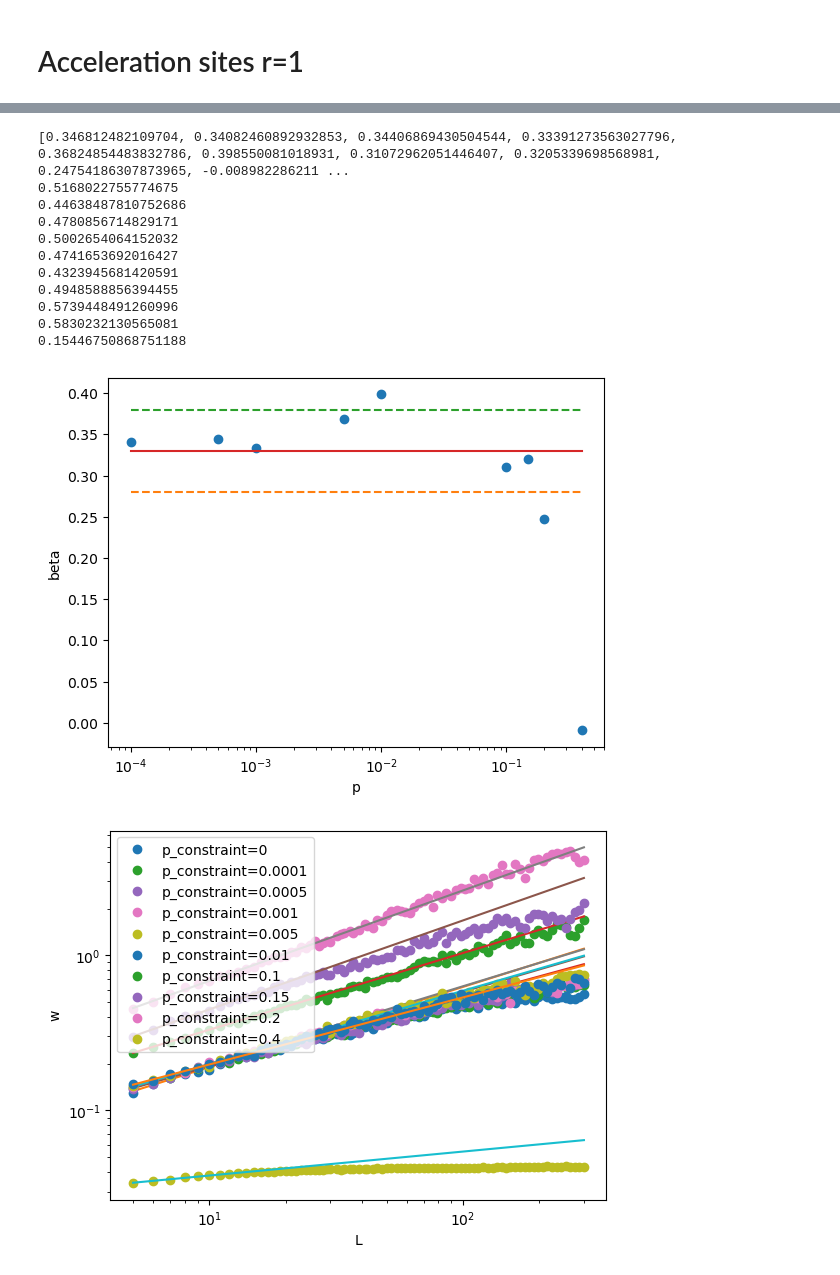
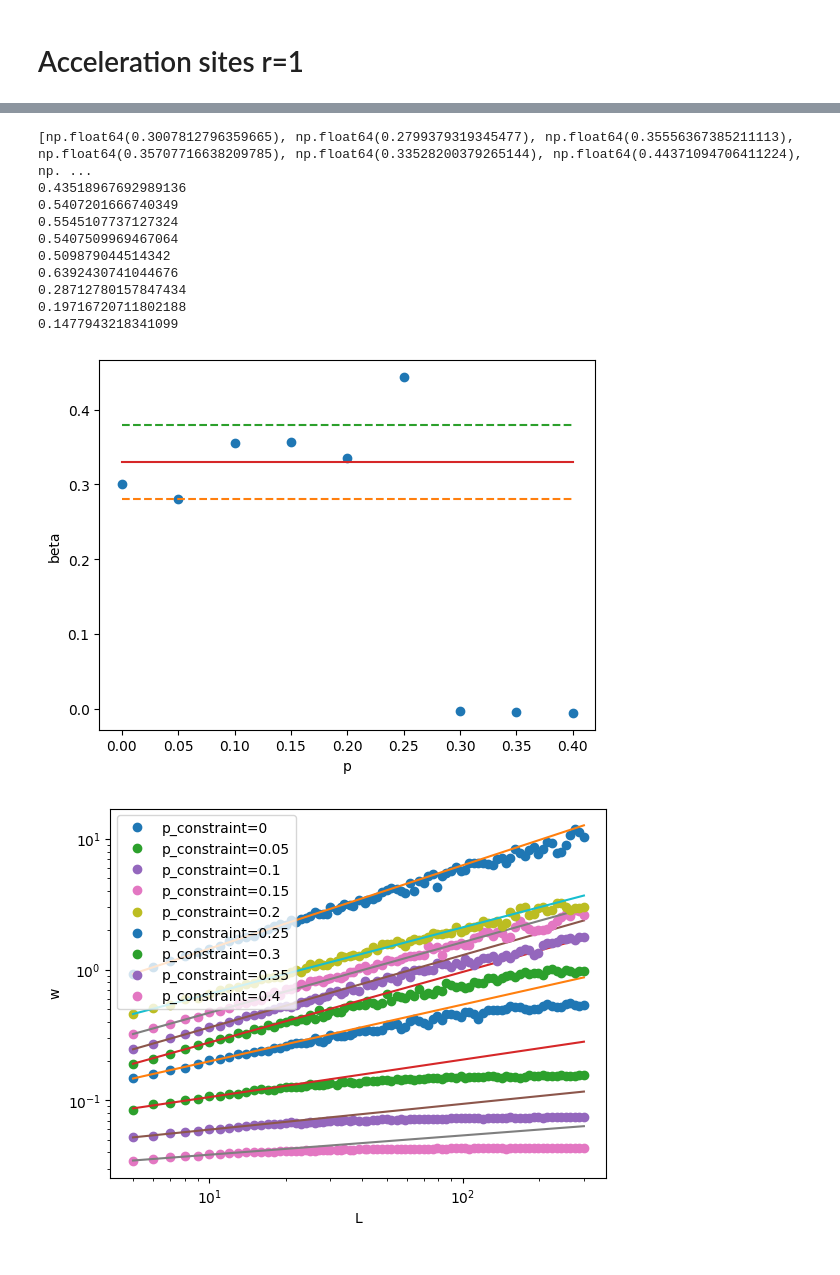
Before and after one commit to maxou2804/script_1D_Eden, a Jupyter notebook: acceleration_sites_1.ipynb, the cells around one changed output, grey strips where cells are left out. Cells and saved outputs as stored; diff of their text form; code cells hidden in the pictures.

```diff
--- a/acceleration_sites_1.ipynb
+++ b/acceleration_sites_1.ipynb
@@ -724,13 +724,13 @@ def generate_linear_times(n_iterations, n_snapshots):
 # %%
 #observe beta for 10^6 iterations and width of 10^4
 ########## PARAMETERS #############
-n_iterations=500000
+n_iterations=750000
 n_realizations=100
 width = 1500
 height= int((n_iterations/width)*5)
 print(f"height:{height}")
 n_snapshots= 30
-probabilities=[0,0.0001,0.0005,0.001,0.005,0.01,0.1,0.15,0.2,0.4]
+probabilities=[0,0.05,0.1,0.15,0.2,0.25,0.3,0.35,0.4]
 
 
 
@@ -827,10 +828,10 @@ print(res_col)
 
 
 plt.figure()
-plt.semilogx(probabilities[1:],res_col[1:],'o')
-plt.semilogx(probabilities[1:],0.28*np.ones((len(probabilities[1:]),1)),'--')
-plt.semilogx(probabilities[1:],0.38*np.ones((len(probabilities[1:]),1)),'--')
-plt.semilogx(probabilities[1:],0.33*np.ones((len(probabilities[1:]),1)))
+plt.plot(probabilities[:],res_col[:],'o')
+plt.plot(probabilities[:],0.28*np.ones((len(probabilities[:]),1)),'--')
+plt.plot(probabilities[:],0.38*np.ones((len(probabilities[:]),1)),'--')
+plt.plot(probabilities[:],0.33*np.ones((len(probabilities[:]),1)))
 plt.xlabel('p')
 plt.ylabel('beta')
 
@@ -898,10 +899,10 @@ plt.show()
 
 
 plt.figure()
-plt.semilogx(probabilities[1:],res_collection[1:],'o')
-plt.semilogx(probabilities[1:],0.55*np.ones((len(probabilities[1:]),1)),'--')
-plt.semilogx(probabilities[1:],0.45*np.ones((len(probabilities[1:]),1)),'--')
-plt.semilogx(probabilities[1:],0.5*np.ones((len(probabilities[1:]),1)))
+plt.plot(probabilities[:],res_collection[:],'o')
+plt.plot(probabilities[:],0.55*np.ones((len(probabilities[:]),1)),'--')
+plt.plot(probabilities[:],0.45*np.ones((len(probabilities[:]),1)),'--')
+plt.plot(probabilities[:],0.5*np.ones((len(probabilities[:]),1)))
 plt.xlabel("p")
 plt.ylabel('alpha')
 plt.show()
@@ -915,13 +916,12 @@ print(probabilities)
-[0.346812482109704, 0.34082460892932853, 0.34406869430504544, 0.33391273563027796, 0.36824854483832786, 0.398550081018931, 0.31072962051446407, 0.3205339698568981, 0.24754186307873965, -0.008982286211 ...
-0.5168022755774675
-0.44638487810752686
-0.4780856714829171
-0.5002654064152032
-0.4741653692016427
-0.4323945681420591
-0.4948588856394455
-0.5739448491260996
-0.5830232130565081
-0.15446750868751188
+[np.float64(0.3007812796359665), np.float64(0.2799379319345477), np.float64(0.35556367385211113), np.float64(0.35707716638209785), np.float64(0.33528200379265144), np.float64(0.44371094706411224), np. ...
+0.43518967692989136
+0.5407201666740349
+0.5545107737127324
+0.5407509969467064
+0.509879044514342
+0.6392430741044676
+0.28712780157847434
+0.19716720711802188
+0.1477943218341099
-[figure, old version]
+[figure, new version]
-[figure, old version]
+[figure, new version]
```
Also changed, not shown: parts of 4 cells of this notebook, 1 other file.
